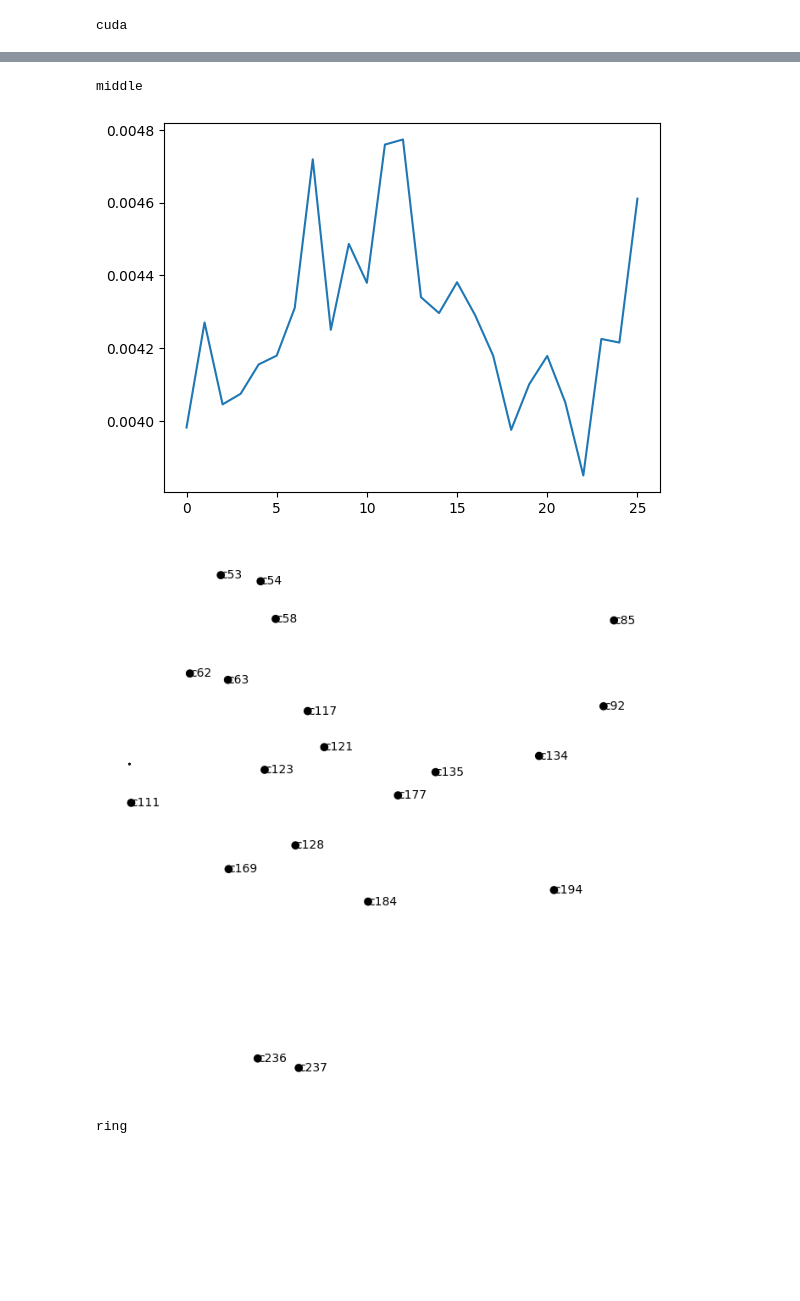
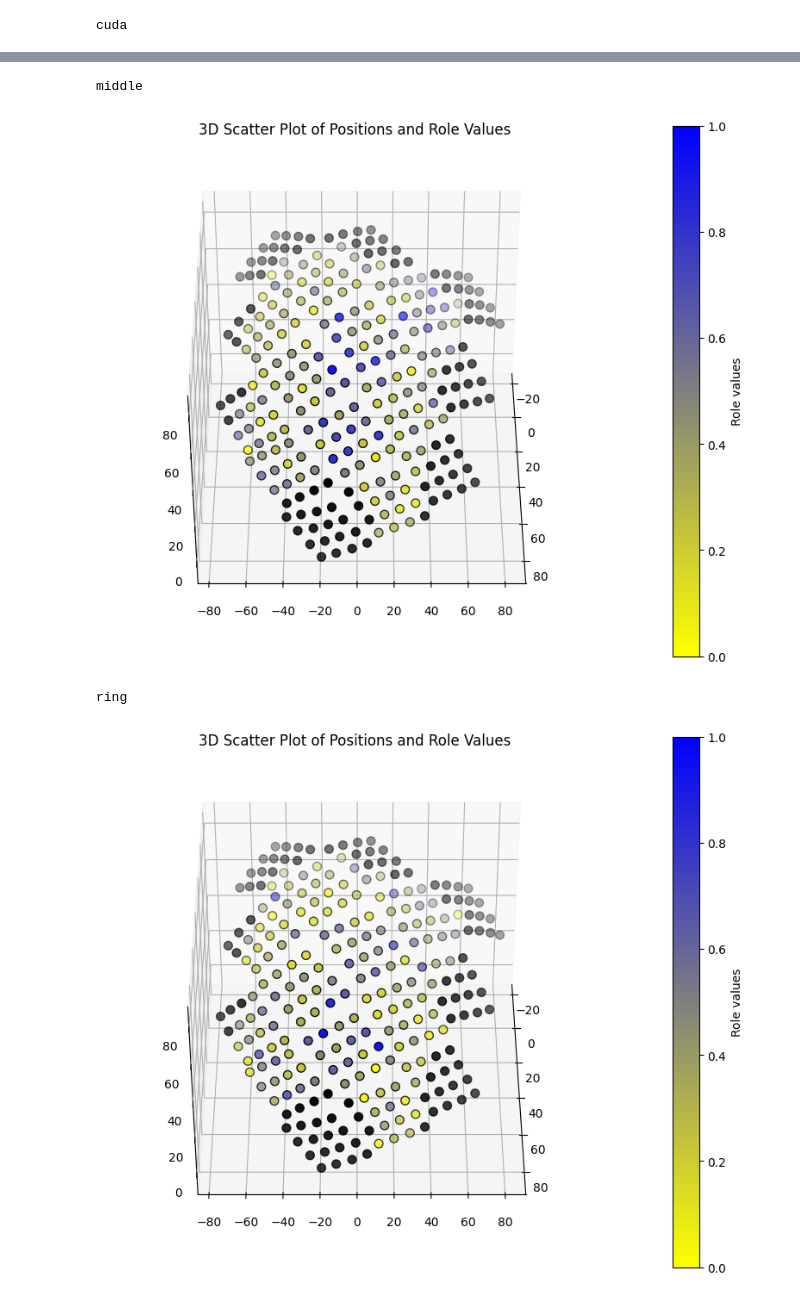
Before and after one commit to nemesgyadam/uHD-DL, a Jupyter notebook: 2classes_saliency.ipynb, the cells around one changed output, grey strips where cells are left out. Drawn from its saved outputs; the diff is of its cells as text; code cells hidden in the pictures; blank space fills up the shorter version.

Commit message:
scalp_plot_map, value_from_features

```diff
--- a/2classes_saliency.ipynb
+++ b/2classes_saliency.ipynb
@@ -99,7 +108,7 @@ subject_id = 0
 # %%
 # Load the dictionary from the HDF5 file
 target_dir = 'features'
-tag = 'reproduced'
+tag = 'reproduced_with_bad'
 
 file_path = os.path.join(target_dir, tag+'_'+cfg['subjects'][subject_id] + '.h5')
 
@@ -189,7 +198,7 @@ model.to(device)
 ########################################
 # shuffle = False -> acc ~ 0.8
 # shuffle = True -> acc ~ 0.5
-train_X, test_X, train_y, test_y = train_test_split(X, y, test_size=0.2, shuffle=False)
+train_X, test_X, train_y, test_y = train_test_split(X, y, test_size=0.2, shuffle=True)
 
 criterion = nn.CrossEntropyLoss()
 optimizer = optimizer(model.parameters(), lr=learning_rate)
@@ -221,42 +289,36 @@ for key, features in data.items(): # BOTH Train and Test
 
             max_scores = outputs.max(dim=1)[0]
 
             max_scores.backward(retain_graph=True)
 
             saliency = X.grad
 
             saliency = saliency.squeeze(0)              # REMOVE BATCH DIMENSION
             saliency = saliency.abs()                   # ABSOLUTE VALUE
             saliency = torch.max(saliency, dim=-1)[0]   # MAX OVER FREQUNCY BANDS
 
             time_saliency = saliency
             time_saliency = torch.mean(time_saliency, dim=0)      # MEAN OVER CHANNELS
             time_saliency = time_saliency.cpu().detach().numpy()  # CONVERT TO NUMPY ARRAY
 
             time_result[i] = time_saliency
 
 
             channel_saliency = torch.mean(saliency, dim=1)      # MEAN OVER TIME
             channel_saliency = channel_saliency.cpu().detach().numpy()  # CONVERT TO NUMPY ARRAY
             channel_result[i] = channel_saliency
 
             if i == limit-1:
                 break
 
-        time_average = np.mean(time_result, axis=0)
-        plt.plot(time_average)
+        # time_average = np.mean(time_result, axis=0)
+        # plt.plot(time_average)
 
         ################### Saliency Sensor Plot ###################
         channel_average = np.mean(channel_result, axis=0)
-        bests = np.argpartition(channel_average, -top)[-top:]
-        #best_channels = [cfg['not_ROI_channel_names'][i] for i in bests]
-        best_channels = [cfg['kept_channel_names']['S1'][i] for i in bests]
-        #print(best_channels)
-        saliency =  demo.copy().pick_channels(best_channels)
-        saliency.plot_sensors(show_names=True);
-        plt.show()
+        saliency_scalp_plot = draw_saliancy_scalp_plot(subject_id,  channel_average)
 # %% [output]
 middle
-[figure, old version]
+[figure, new version]
+ring
-[figure, old version]
+[figure, new version]
-ring
```
Also changed, not shown: parts of 9 cells of this notebook, 3 other files.
